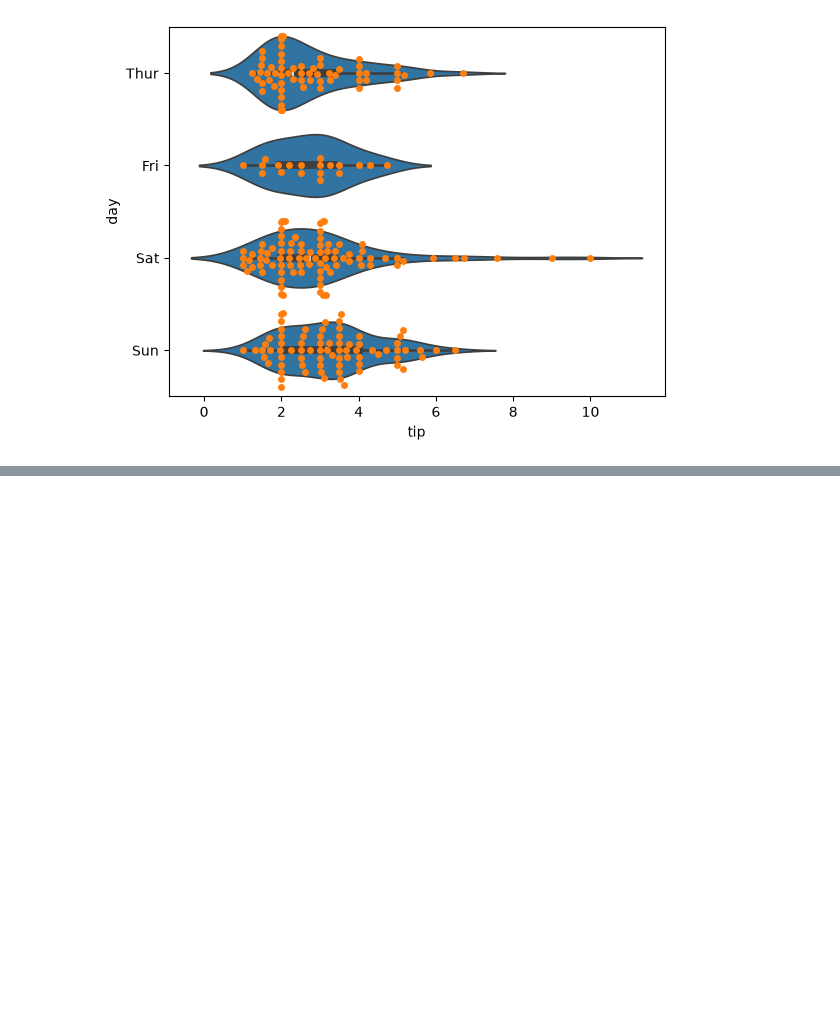
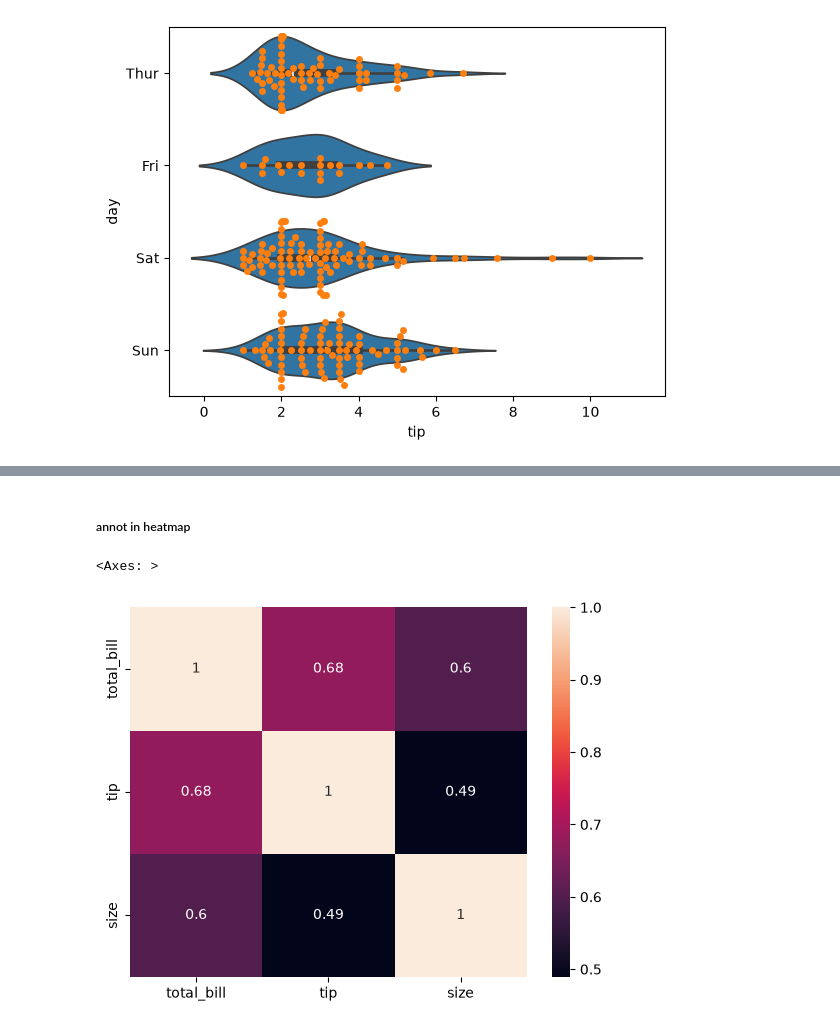
Before and after one commit to dhvanitsavani/Python-AI, a Jupyter notebook: Visualizations/basics.ipynb, the cells around one changed output, grey strips where cells are left out. Drawn from its saved outputs; the diff is of its cells as text; code cells hidden in the pictures; blank space fills up the shorter version.

```diff
--- a/Visualizations/basics.ipynb
+++ b/Visualizations/basics.ipynb
@@ -276,0 +323,7 @@ sns.swarmplot(x= 'tip',y = 'day',data = df)
+# %% [markdown]
+##### annot in heatmap
+# %%
+sns.heatmap(tips_corr, annot=True)
+# %% [output]
+<Axes: >
+[figure, added]
```
Also changed, not shown: parts of 19 cells of this notebook, 1 other file.
